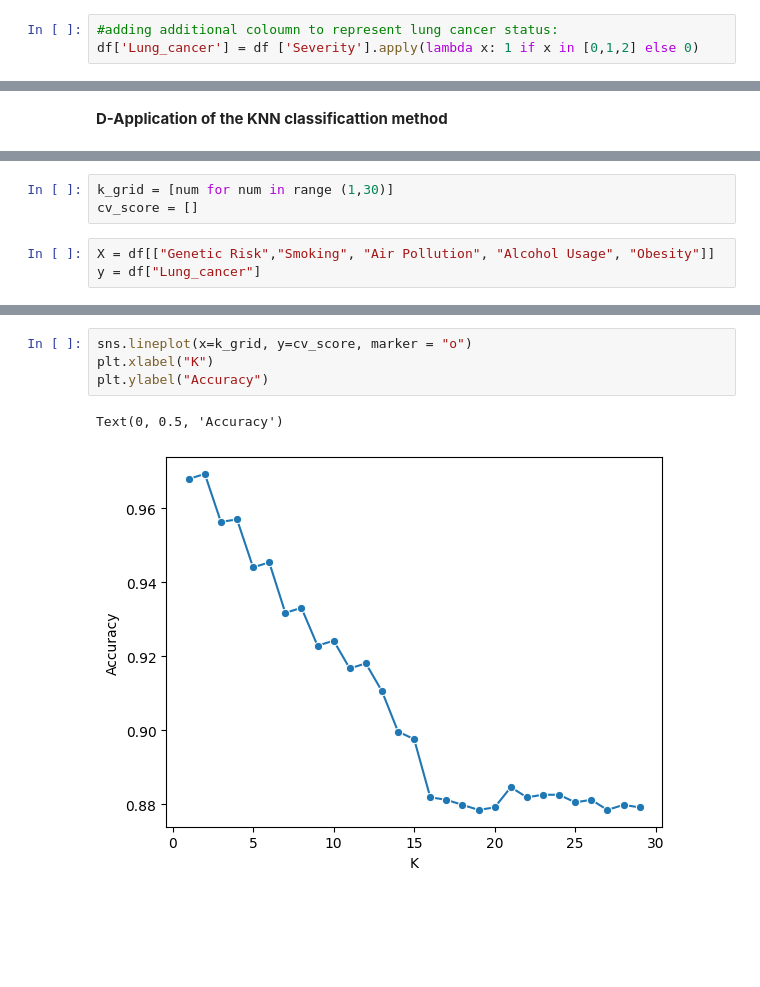
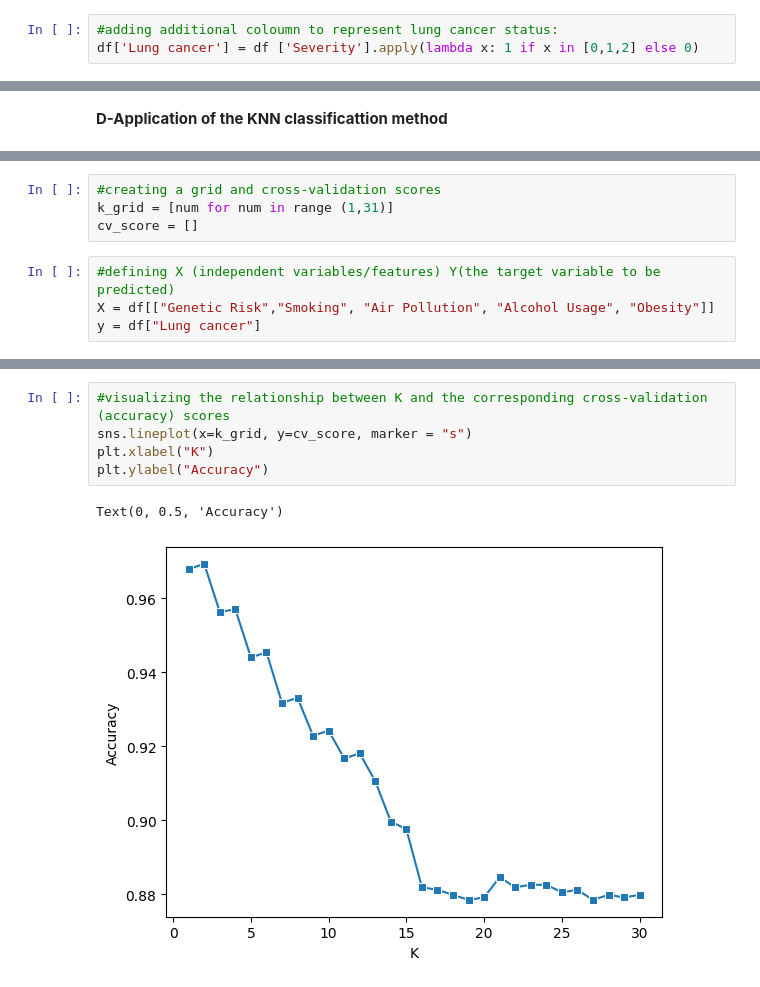
Before and after one commit to IbrahimTGhanem/ML_datathons, a Jupyter notebook: Datathon_1.ipynb, the cells around one changed output, grey strips where cells are left out. Cells and saved outputs as stored; diff of their text form; blank space fills up the shorter version.

```diff
--- a/Datathon_1.ipynb
+++ b/Datathon_1.ipynb
@@ -75,7 +74,7 @@ plt.show()
 [figure]
 # %%
 #adding additional coloumn to represent lung cancer status:
-df['Lung_cancer'] = df ['Severity'].apply(lambda x: 1 if x in [0,1,2] else 0)
+df['Lung cancer'] = df ['Severity'].apply(lambda x: 1 if x in [0,1,2] else 0)
 # %% [markdown]
 **C-Exploratory Data Analysis**
 # %%
@@ -138,6 +135,8 @@ from sklearn.model_selection import cross_val_score
 # %%
-k_grid = [num for num in range (1,30)]
+#creating a grid and cross-validation scores
+k_grid = [num for num in range (1,31)]
 cv_score = []
 # %%
+#defining X (independent variables/features) Y(the target variable to be predicted)
 X = df[["Genetic Risk","Smoking", "Air Pollution", "Alcohol Usage", "Obesity"]]
-y = df["Lung_cancer"]
+y = df["Lung cancer"]
@@ -149,7 +150,8 @@ for k in k_grid:
 # %%
-sns.lineplot(x=k_grid, y=cv_score, marker = "o")
+#visualizing the relationship between K and the corresponding cross-validation (accuracy) scores
+sns.lineplot(x=k_grid, y=cv_score, marker = "s")
 plt.xlabel("K")
 plt.ylabel("Accuracy")
 # %% [output]
 Text(0, 0.5, 'Accuracy')
-[figure, old version]
+[figure, new version]
```
Also changed, not shown: parts of 11 cells of this notebook.
